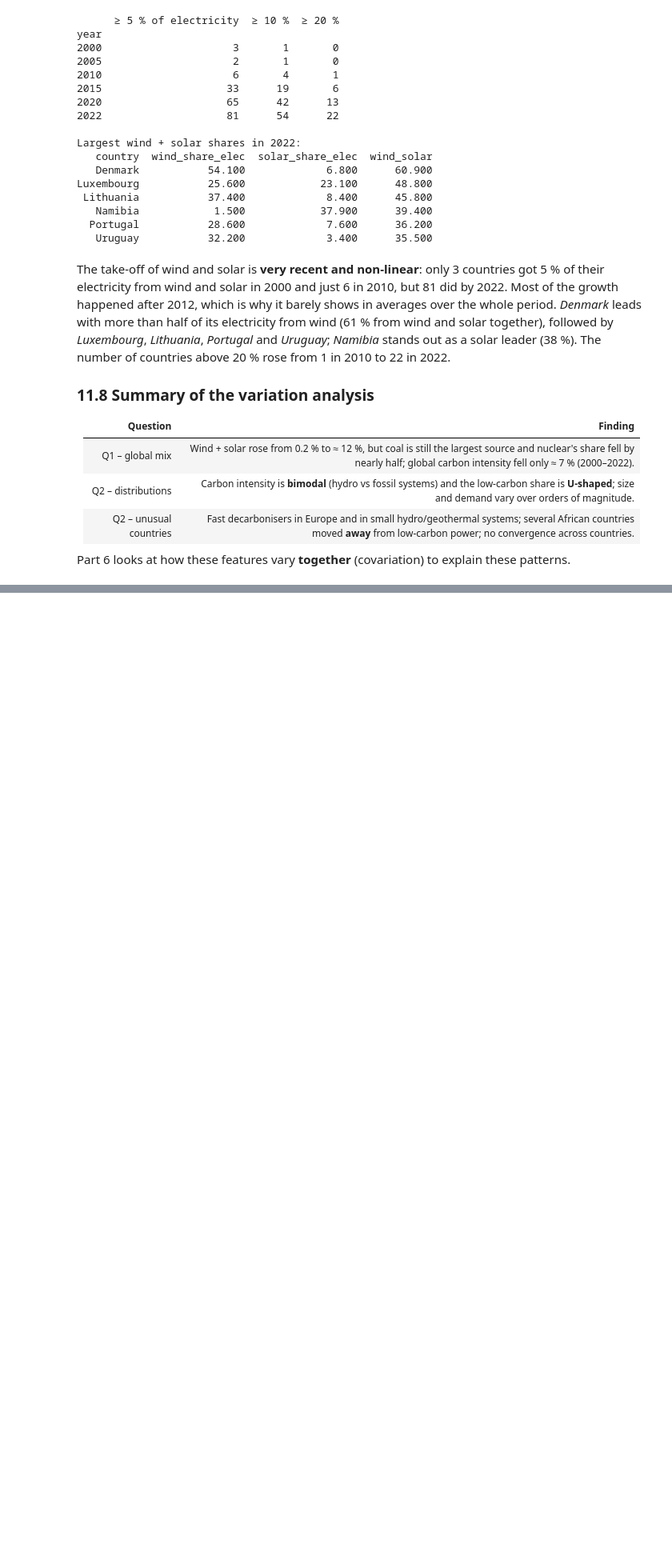
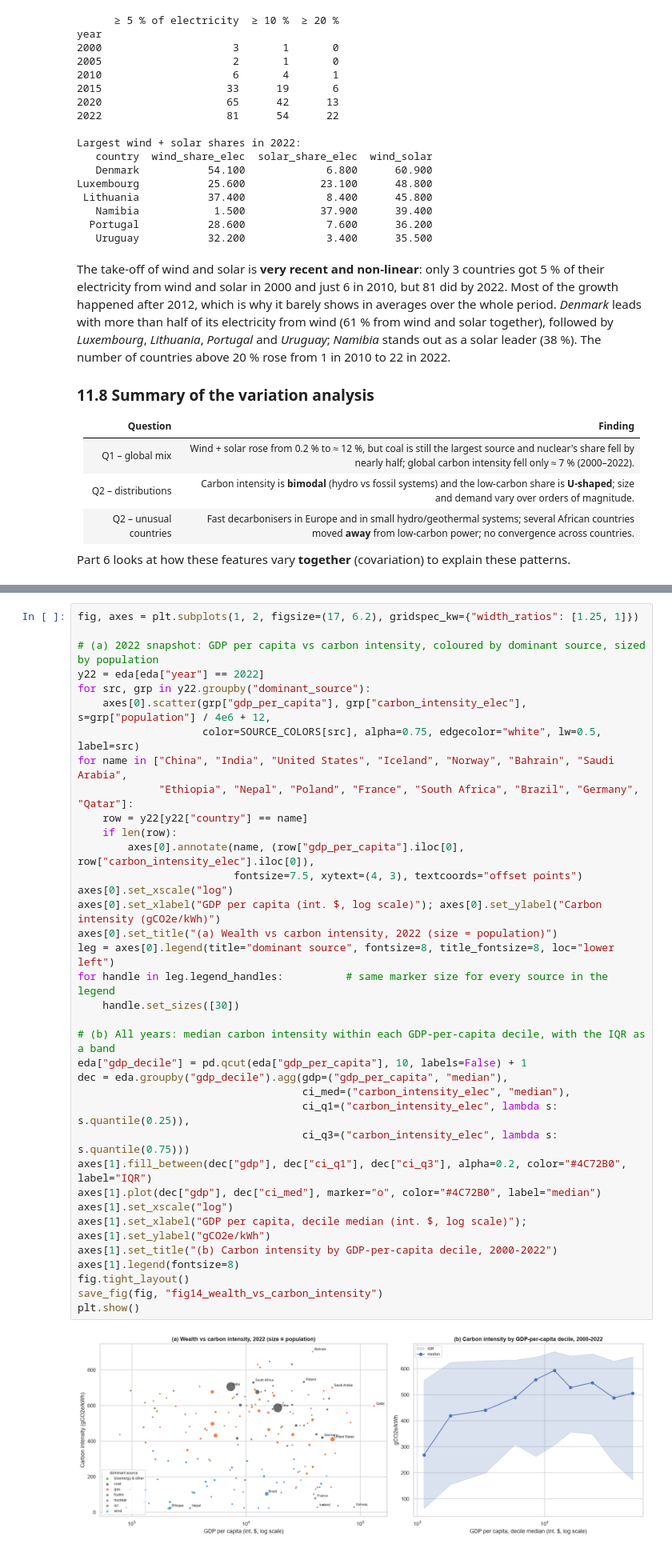
Before and after one commit to Md-Fahad2000/data_exploration_and_preparation_ca1, a Jupyter notebook: Energy_Transition_DEP.ipynb, the cells around one changed output, grey strips where cells are left out. Shown at 80% size. Saved outputs shown, nothing was run; the diff lists cells and outputs as text; blank space fills up the shorter version.

```diff
--- a/Energy_Transition_DEP.ipynb
+++ b/Energy_Transition_DEP.ipynb
@@ -1943,0 +2027,38 @@ Part 6 looks at how these features vary **together** (covariation) to explain th
+# %%
+fig, axes = plt.subplots(1, 2, figsize=(17, 6.2), gridspec_kw={"width_ratios": [1.25, 1]})
+
+# (a) 2022 snapshot: GDP per capita vs carbon intensity, coloured by dominant source, sized by population
+y22 = eda[eda["year"] == 2022]
+for src, grp in y22.groupby("dominant_source"):
+    axes[0].scatter(grp["gdp_per_capita"], grp["carbon_intensity_elec"], s=grp["population"] / 4e6 + 12,
+                    color=SOURCE_COLORS[src], alpha=0.75, edgecolor="white", lw=0.5, label=src)
+for name in ["China", "India", "United States", "Iceland", "Norway", "Bahrain", "Saudi Arabia",
+             "Ethiopia", "Nepal", "Poland", "France", "South Africa", "Brazil", "Germany", "Qatar"]:
+    row = y22[y22["country"] == name]
+    if len(row):
+        axes[0].annotate(name, (row["gdp_per_capita"].iloc[0], row["carbon_intensity_elec"].iloc[0]),
+                         fontsize=7.5, xytext=(4, 3), textcoords="offset points")
+axes[0].set_xscale("log")
+axes[0].set_xlabel("GDP per capita (int. $, log scale)"); axes[0].set_ylabel("Carbon intensity (gCO2e/kWh)")
+axes[0].set_title("(a) Wealth vs carbon intensity, 2022 (size = population)")
+leg = axes[0].legend(title="dominant source", fontsize=8, title_fontsize=8, loc="lower left")
+for handle in leg.legend_handles:          # same marker size for every source in the legend
+    handle.set_sizes([30])
+
+# (b) All years: median carbon intensity within each GDP-per-capita decile, with the IQR as a band
+eda["gdp_decile"] = pd.qcut(eda["gdp_per_capita"], 10, labels=False) + 1
+dec = eda.groupby("gdp_decile").agg(gdp=("gdp_per_capita", "median"),
+                                    ci_med=("carbon_intensity_elec", "median"),
+                                    ci_q1=("carbon_intensity_elec", lambda s: s.quantile(0.25)),
+                                    ci_q3=("carbon_intensity_elec", lambda s: s.quantile(0.75)))
+axes[1].fill_between(dec["gdp"], dec["ci_q1"], dec["ci_q3"], alpha=0.2, color="#4C72B0", label="IQR")
+axes[1].plot(dec["gdp"], dec["ci_med"], marker="o", color="#4C72B0", label="median")
+axes[1].set_xscale("log")
+axes[1].set_xlabel("GDP per capita, decile median (int. $, log scale)"); axes[1].set_ylabel("gCO2e/kWh")
+axes[1].set_title("(b) Carbon intensity by GDP-per-capita decile, 2000-2022")
+axes[1].legend(fontsize=8)
+fig.tight_layout()
+save_fig(fig, "fig14_wealth_vs_carbon_intensity")
+plt.show()
+# %% [output]
+[figure, added]
```
Also changed, not shown: parts of 17 cells of this notebook, 7 other files.
